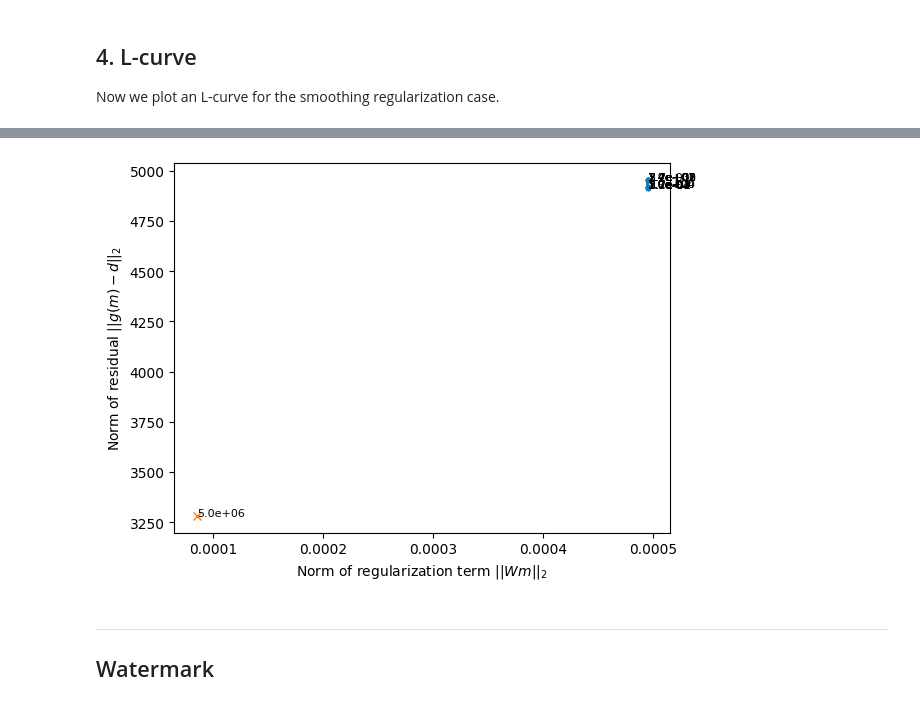
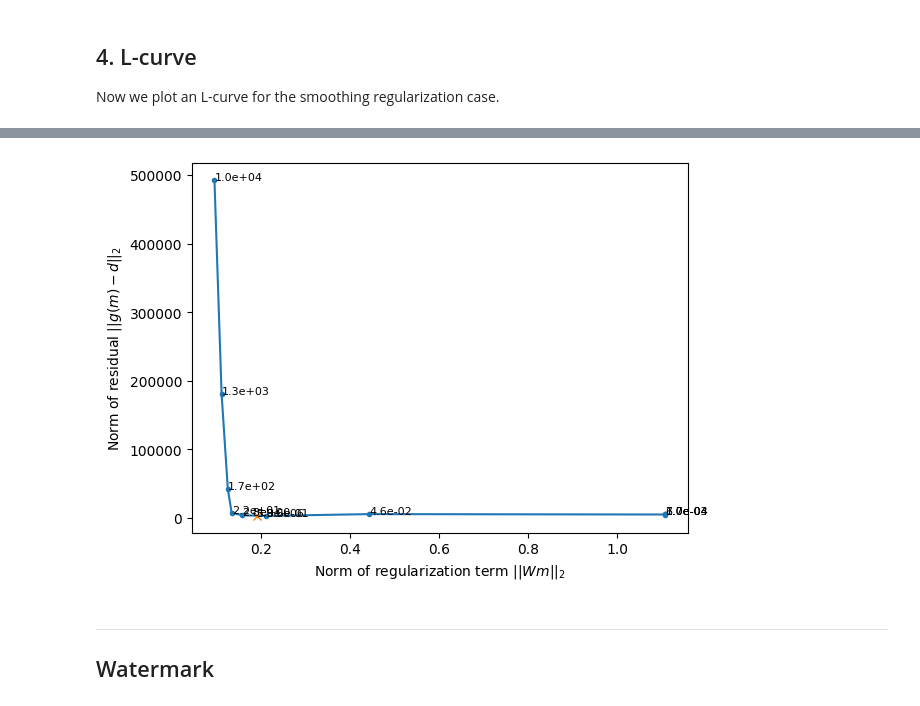
Before and after one commit to inlab-geo/cofi-examples, a Jupyter notebook: examples/fmm_tomography/fmm_tomography_regularization_discussion.ipynb, the cells around one changed output, grey strips where cells are left out. Saved outputs shown, nothing was run; the diff lists cells and outputs as text; code cells hidden in the pictures.

Commit message:
update fmm_tomography examples
Added data for reading in example

```diff
--- a/examples/fmm_tomography/fmm_tomography_regularization_discussion.ipynb
+++ b/examples/fmm_tomography/fmm_tomography_regularization_discussion.ipynb
@@ -57,5 +77,4 @@ usepyfm2d = True # switch to use either fmm from pyfm2d (True) package or geo-es
 # %%
-fmm = espresso.FmmTomography()
 if(usepyfm2d):
 
     # set wavetracker options
@@ -66,7 +85,7 @@ if(usepyfm2d):
     smodel_good = fmm.good_model.reshape(fmm.model_shape) # retrieve slowness model
     vmodel_good = 1./smodel_good # retrieve velocity model
 
-    result = wt.calc_wavefronts(vmodel_good,fmm.receivers,fmm.sources,extent=fmm.extent, options=options) # track wavefronts
+    result = wt.calc_wavefronts(vmodel_good,receivers,sources,extent=fmm.extent, options=options) # track wavefronts
     paths = result.paths
 
     wt.display_model(vmodel_good,paths=paths,extent=fmm.extent,line=0.3,alpha=0.82)
@@ -386,0 +324,40 @@ Finished inversion with lambda=719.6856730011514: 2.560668765694951e-05, 1.76677
+# %%
+lambdas = np.logspace(-4, 4, 10)
+
+my_lcurve_problems = []
+for lamb in lambdas:
+    my_reg = lamb * reg_smoothing
+    my_problem = cofi.BaseProblem()
+    my_problem.set_objective(objective_func, args=[sigma,my_reg])
+    my_problem.set_gradient(gradient, args=[sigma,my_reg])
+    my_problem.set_hessian(hessian, args=[sigma,my_reg])
+    my_problem.set_initial_model(ref_start_slowness)
+    my_lcurve_problems.append(my_problem)
+
+my_options.set_params(verbose=False)
+
+def my_callback(inv_result, i):
+    m = inv_result.model
+    if(usepyfm2d):
+        slowness=m
+        options = wt.WaveTrackerOptions(
+                cartesian=True,
+                )
+        result = wt.calc_wavefronts(1./slowness.reshape(fmm.model_shape),receivers,sources,extent=fmm.extent,options=options) # track wavefronts
+        ttimes = result.ttimes
+        res_norm = np.linalg.norm(ttimes - obstimes)/sigma**2
+    else:
+        res_norm = np.linalg.norm(fmm.forward(m) - obstimes)/sigma**2
+    reg_norm = np.sqrt(reg_smoothing(m))
+    print(f"Finished inversion with lambda={lambdas[i]}: {res_norm}, {reg_norm}")
+    return res_norm, reg_norm
+
+my_inversion_pool = cofi.utils.InversionPool(
+    my_lcurve_problems,
+    my_options,
+    my_callback,
+    False
+)
+all_res, all_cb_returns = my_inversion_pool.run()
+
+l_curve_points = list(zip(*all_cb_returns))
@@ -387,29 +382,29 @@ Finished inversion with lambda=719.6856730011514: 2.560668765694951e-05, 1.76677
 # %%
 # plot the L-curve
 res_norm, reg_norm = l_curve_points
 plt.plot(reg_norm, res_norm, '.-')
 plt.xlabel(r'Norm of regularization term $||Wm||_2$')
 plt.ylabel(r'Norm of residual $||g(m)-d||_2$')
 for i in range(len(lambdas)):
     plt.annotate(f'{lambdas[i]:.1e}', (reg_norm[i], res_norm[i]), fontsize=8)
 
 # plot the previously solved model
 my_inverted_model = inv_result_quadratic_reg.model
 my_reg_norm = np.sqrt(reg_smoothing(my_inverted_model))
 if(usepyfm2d):
     slowness=my_inverted_model
     options = wt.WaveTrackerOptions(
             cartesian=True,
             )
-    result = wt.calc_wavefronts(1./slowness.reshape(fmm.model_shape),fmm.receivers,fmm.sources,extent=fmm.extent,options=options) # track wavefronts
+    result = wt.calc_wavefronts(1./slowness.reshape(fmm.model_shape),receivers,sources,extent=fmm.extent,options=options) # track wavefronts
     ttimes = result.ttimes
     my_residual_norm = np.linalg.norm(ttimes - obstimes)/sigma**2
 else:
     my_residual_norm = np.linalg.norm(fmm.forward(my_inverted_model) - obstimes)/sigma**2
 plt.plot(my_reg_norm, my_residual_norm, "x")
 plt.annotate(f"{smoothing_factor:.1e}", (my_reg_norm, my_residual_norm), fontsize=8);
 # %% [output]
-[figure, old version]
+[figure, new version]
 # %% [markdown]
 ---
 ## Watermark
```
Also changed, not shown: parts of 9 cells of this notebook, 12 other files.
